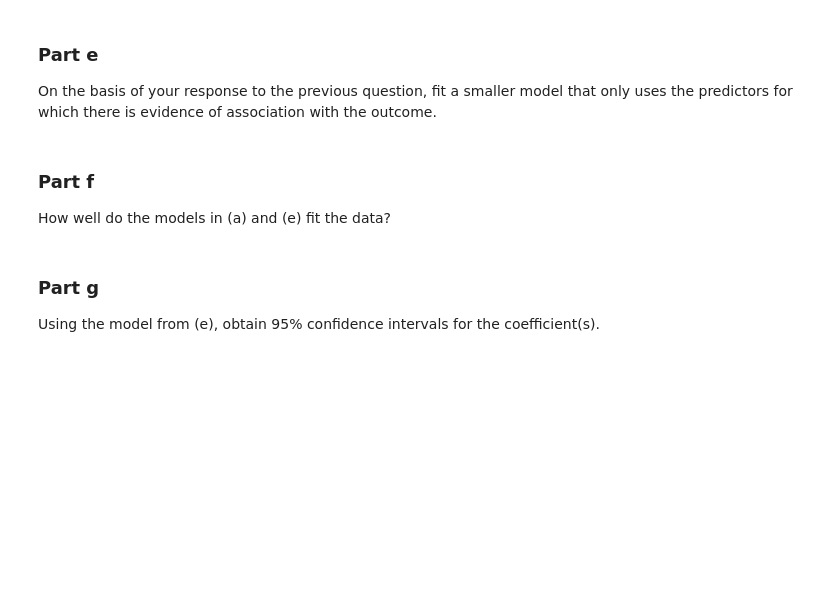
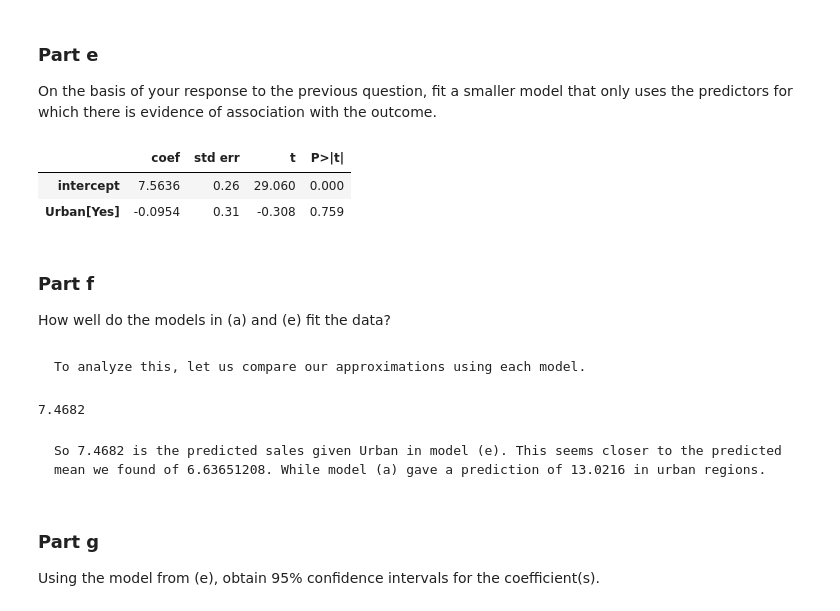
Before and after one commit to kmerkl22/k-s-ISL, a Jupyter notebook: Notebooks/Ch03-ISLExercises.ipynb, the cells around one changed output. Cells and saved outputs as stored; diff of their text form; code cells hidden in the pictures; blank space fills up the shorter version.

```diff
--- a/Notebooks/Ch03-ISLExercises.ipynb
+++ b/Notebooks/Ch03-ISLExercises.ipynb
@@ -283,9 +289,28 @@ For which of the predictors can you reject the null hypothesis H0 :βj =0?
 # %% [markdown]
 ### Part e
 On the basis of your response to the previous question, fit a smaller model that only uses the predictors for which there is evidence of association with the outcome.
+# %%
+design = MS(['Urban']).fit(Carseats)
+X = design.transform(Carseats)
+y = Carseats['Sales']
+model1 = sm.OLS(y, X)
+results1 = model1.fit()
+summarize(results1)
+# %% [output]
+|  | coef | std err | t | P>|t| |
+| intercept | 7.5636 | 0.26 | 29.060 | 0.000 |
+| Urban[Yes] | -0.0954 | 0.31 | -0.308 | 0.759 |
 # %% [markdown]
 ### Part f
  How well do the models in (a) and (e) fit the data?
+# %% [markdown]
+    To analyze this, let us compare our approximations using each model.
+# %%
+7.5636-0.0954
+# %% [output]
+7.4682
+# %% [markdown]
+    So 7.4682 is the predicted sales given Urban in model (e). This seems closer to the predicted mean we found of 6.63651208. While model (a) gave a prediction of 13.0216 in urban regions.
 # %% [markdown]
 ### Part g
 Using the model from (e), obtain 95% confidence intervals for the coefficient(s).
```
Also changed, not shown: parts of 8 cells of this notebook.
